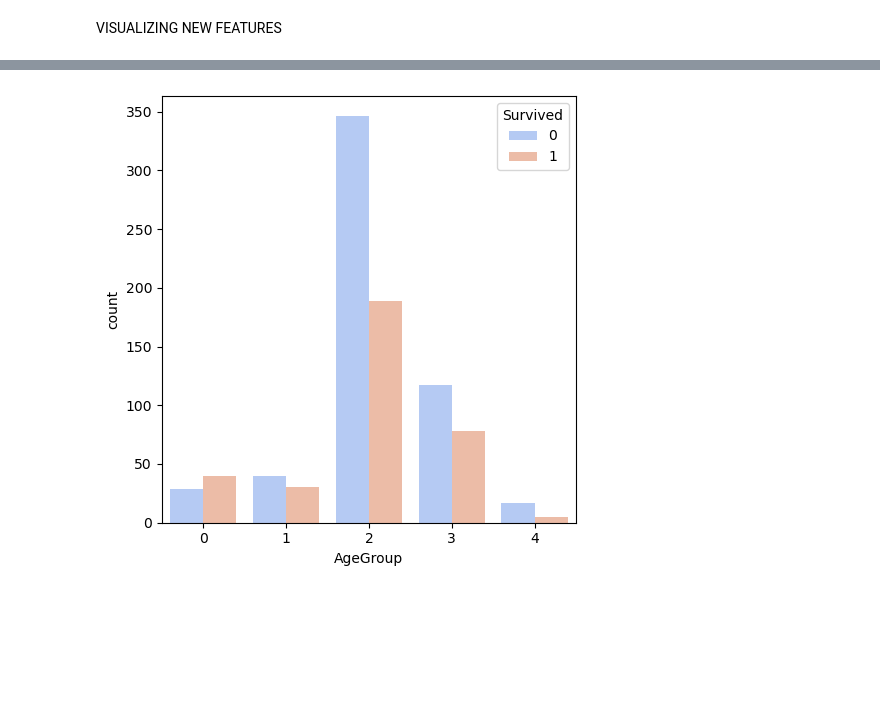
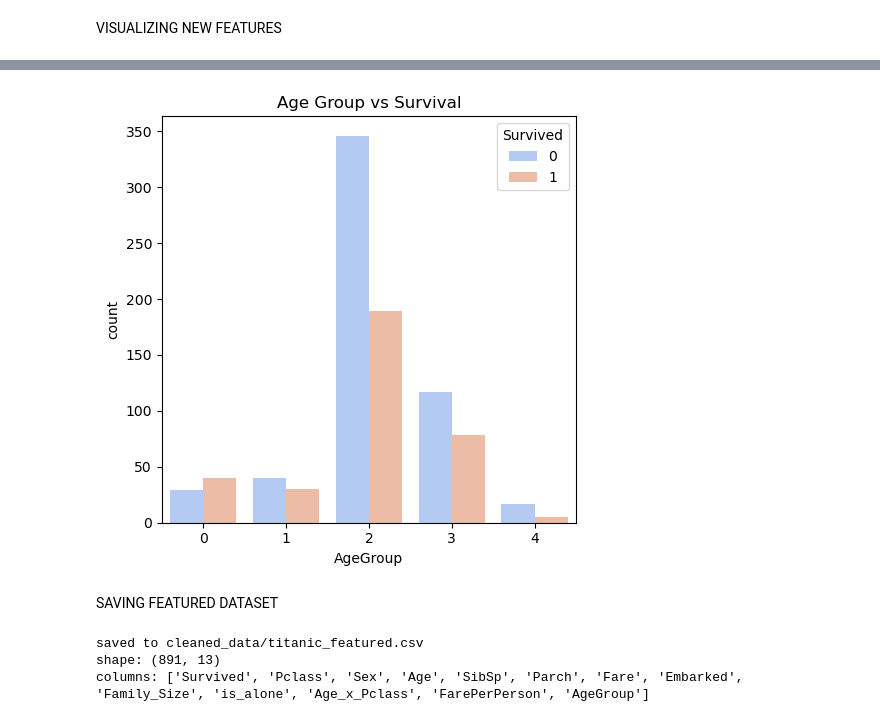
Before and after one commit to nitin864/titanic-survival-prediction, a Jupyter notebook: notebooks/featured_eng/featured_engineering.ipynb, the cells around one changed output, grey strips where cells are left out. Saved outputs shown, nothing was run; the diff lists cells and outputs as text; code cells hidden in the pictures; blank space fills up the shorter version.

```diff
--- a/notebooks/featured_eng/featured_engineering.ipynb
+++ b/notebooks/featured_eng/featured_engineering.ipynb
@@ -104,11 +114,29 @@ plt.show()
 # %%
 # age_group vs survival
 
 plt.figure(figsize=(5,5))
+
 sns.countplot(x='AgeGroup', hue='Survived', data=df, palette='coolwarm')
-axes[2].set_title('Age Group vs Survival')
+
+plt.title('Age Group vs Survival')
 
 plt.tight_layout()
 plt.show()
 # %% [output]
-[figure, old version]
+[figure, new version]
+# %% [markdown]
+SAVING FEATURED DATASET
+# %%
+#So, simply put, first of all, I loaded the cleaned data set from `cleaned_data/titanic_cleaned.csv`.
+#After that, during the feature engineering stage, new features were engineered, and missing values,
+#if any, were handled. Following this, the final data was exported in a file named `titanic_featured.csv`.
+#Finally, using this data, I trained two models Logistic Regression and Random Forest.
+os.makedirs('../../cleaned_data', exist_ok=True)
+df.to_csv('../../cleaned_data/titanic_featured.csv', index=False)
+print('saved to cleaned_data/titanic_featured.csv')
+print(f'shape: {df.shape}')
+print(f'columns: {list(df.columns)}')
+# %% [output]
+saved to cleaned_data/titanic_featured.csv
+shape: (891, 13)
+columns: ['Survived', 'Pclass', 'Sex', 'Age', 'SibSp', 'Parch', 'Fare', 'Embarked', 'Family_Size', 'is_alone', 'Age_x_Pclass', 'FarePerPerson', 'AgeGroup']
```
Also changed, not shown: parts of 5 cells of this notebook, 10 other files.
